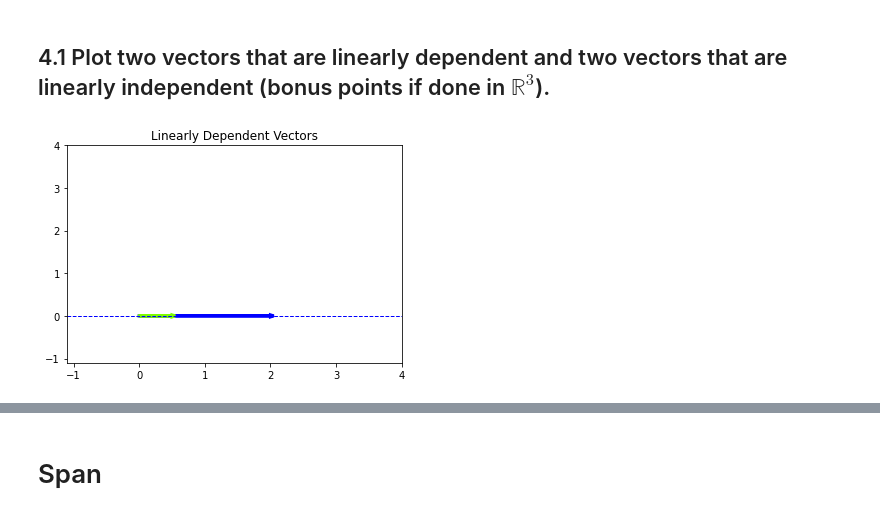
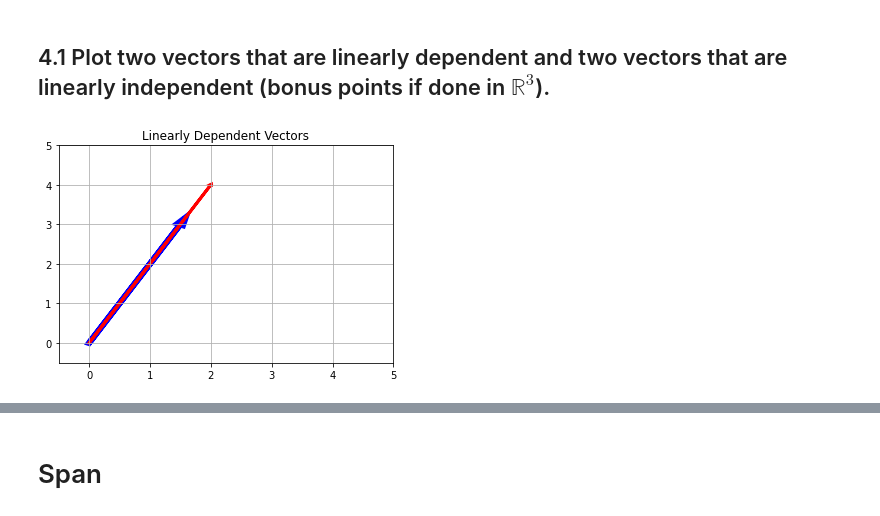
Before and after one commit to vjmiyagi/DS-Unit-1-Sprint-3-Linear-Algebra, a Jupyter notebook: Module2/LS_DS_132_Intermediate_Linear_Algebra_Assignment.ipynb, the cells around one changed output, grey strips where cells are left out. Drawn from its saved outputs; the diff is of its cells as text; code cells hidden in the pictures.

```diff
--- a/Module2/LS_DS_132_Intermediate_Linear_Algebra_Assignment.ipynb
+++ b/Module2/LS_DS_132_Intermediate_Linear_Algebra_Assignment.ipynb
@@ -290,34 +302,29 @@ print(4/19.131126469708992, 12/19.131126469708992, 11/19.131126469708992,9/19.13
 # Linear Independence / Dependence
 # %% [markdown]
 ## 4.1 Plot two vectors that are linearly dependent and two vectors that are linearly independent (bonus points if done in $\mathbb{R}^3$).
-# %%
-# Plot Linearly Dependent Vectors
-
-# Axis Bounds
-plt.xlim(-1.1,4)
-plt.ylim(-1.1,4)
-
-# Original Vector
-v = [0.5
-     ,0]
-
-# Scaled Vectors
-v2 = np.multiply(4, v)
-
-
-# Get Vals for L
-axes = plt.gca()
-x_vals = np.array(axes.get_xlim())
-y_vals = 0*x_vals
-
-# Plot Vectors and L
-plt.plot(x_vals, y_vals, '--', color='b', linewidth=1)
-plt.arrow(0,0, v2[0], v2[1], linewidth=3, head_width=.05, head_length=0.05, color ='blue')
-plt.arrow(0,0, v[0], v[1], linewidth=3, head_width=.05, head_length=0.05, color ='lawngreen')
-
-
-plt.title("Linearly Dependent Vectors")
-plt.show()
-# %% [output]
-[figure, removed]
+# %%
+# Linearly dependent vectors:
+a1 = np.array([1.5,3])
+a2 = np.array([2,4])
+
+fix, ax = plt.subplots()
+ax.grid()
+plt.xlim(-0.5,5)
+plt.ylim(-0.5,5)
+plt.arrow(0,0,
+          a1[0],a1[1],
+          head_width=0.1,
+          head_length=0.2,
+          linewidth=6,
+          color = 'blue')
+plt.arrow(0,0,
+          a2[0],a2[1],
+          head_width=0.02,
+          head_length=0.02,
+          linewidth=3,
+          color='red')
+plt.title("Linearly Dependent Vectors")
+plt.show()
+# %% [output]
+[figure, added]
 # %%
```
Also changed, not shown: parts of 54 cells of this notebook.
